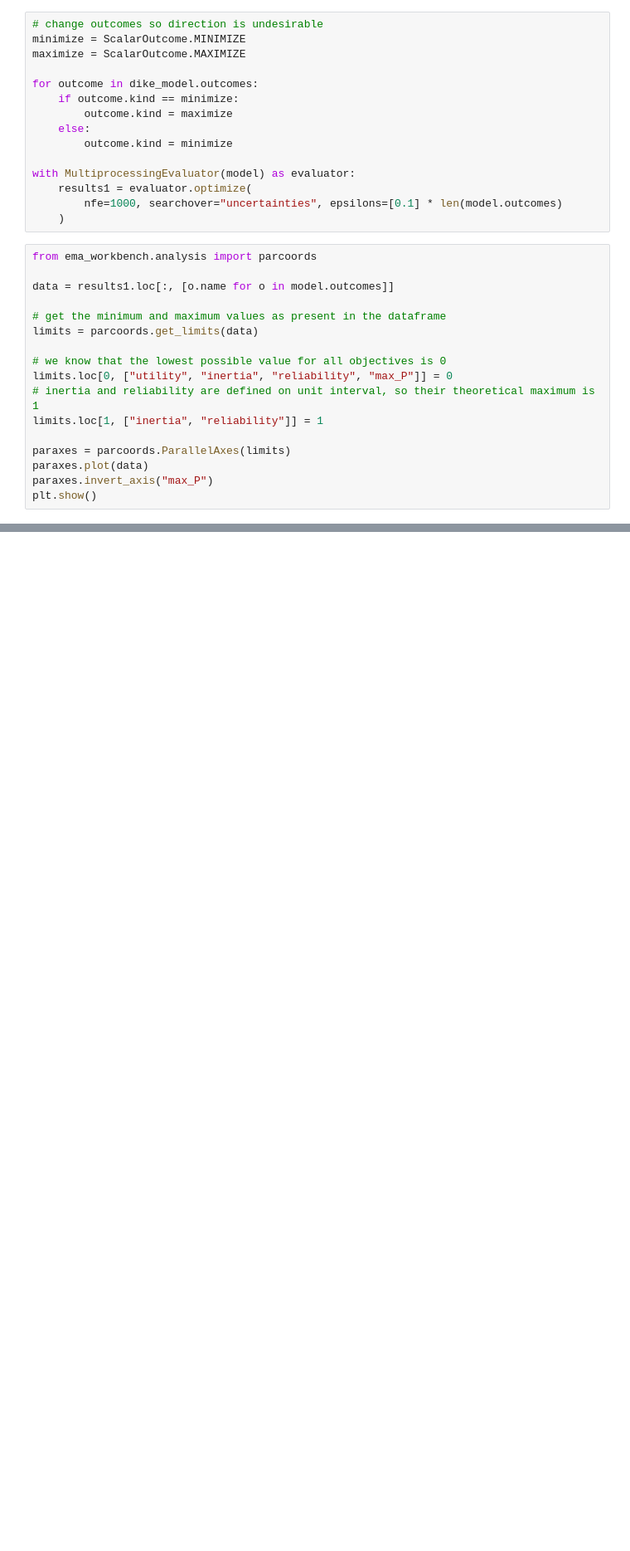
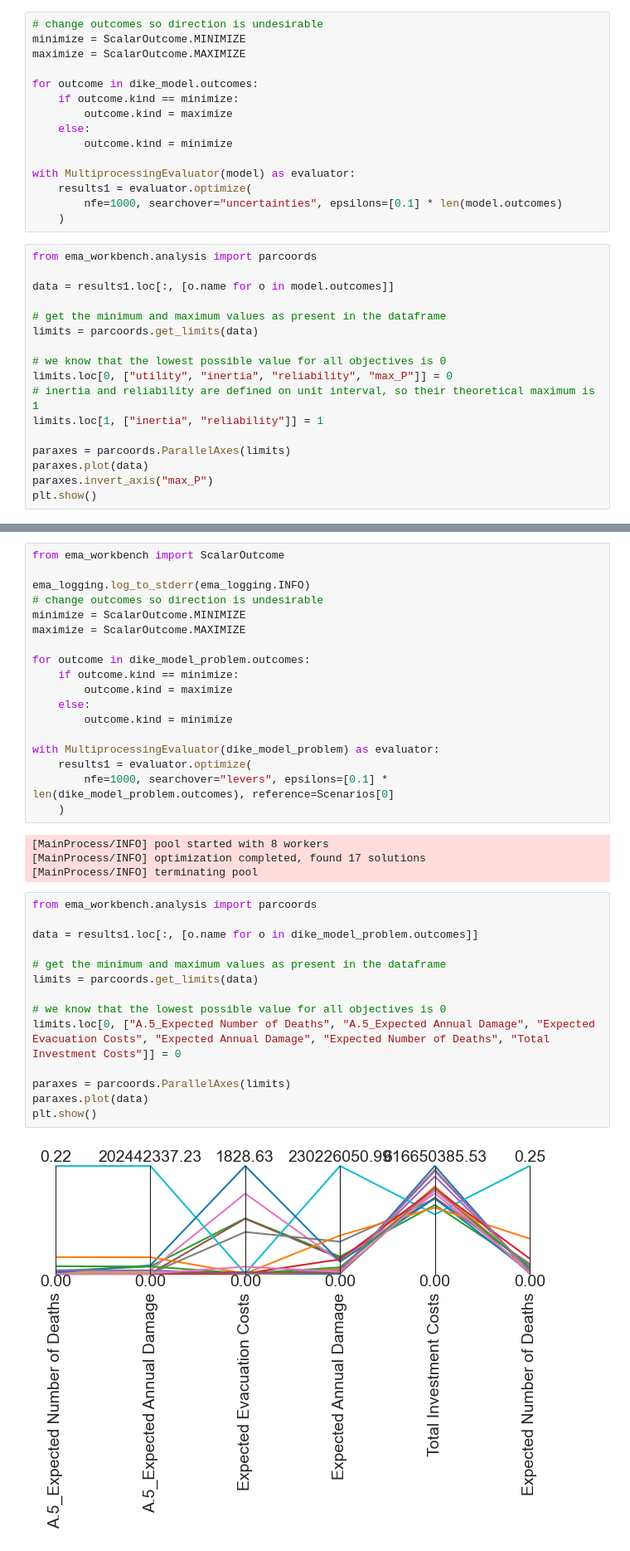
Before and after one commit to roesel1/EPA141A---MD, a Jupyter notebook: final assignment/clean_DS_tryout.ipynb, the cells around one changed output, grey strips where cells are left out. Shown at 83% size. Saved outputs shown, nothing was run; the diff lists cells and outputs as text; blank space fills up the shorter version.

```diff
--- a/final assignment/clean_DS_tryout.ipynb
+++ b/final assignment/clean_DS_tryout.ipynb
@@ -271,0 +296,38 @@ plt.show()
+# %%
+from ema_workbench import ScalarOutcome
+
+ema_logging.log_to_stderr(ema_logging.INFO)
+# change outcomes so direction is undesirable
+minimize = ScalarOutcome.MINIMIZE
+maximize = ScalarOutcome.MAXIMIZE
+
+for outcome in dike_model_problem.outcomes:
+    if outcome.kind == minimize:
+        outcome.kind = maximize
+    else:
+        outcome.kind = minimize
+
+with MultiprocessingEvaluator(dike_model_problem) as evaluator:
+    results1 = evaluator.optimize(
+        nfe=1000, searchover="levers", epsilons=[0.1] * len(dike_model_problem.outcomes), reference=Scenarios[0]
+    )
+# %% [output]
+[MainProcess/INFO] pool started with 8 workers
+[MainProcess/INFO] optimization completed, found 17 solutions
+[MainProcess/INFO] terminating pool
+# %%
+from ema_workbench.analysis import parcoords
+
+data = results1.loc[:, [o.name for o in dike_model_problem.outcomes]]
+
+# get the minimum and maximum values as present in the dataframe
+limits = parcoords.get_limits(data)
+
+# we know that the lowest possible value for all objectives is 0
+limits.loc[0, ["A.5_Expected Number of Deaths", "A.5_Expected Annual Damage", "Expected Evacuation Costs", "Expected Annual Damage", "Expected Number of Deaths", "Total Investment Costs"]] = 0
+
+paraxes = parcoords.ParallelAxes(limits)
+paraxes.plot(data)
+plt.show()
+# %% [output]
+[figure, added]
```
Also changed, not shown: parts of 13 cells of this notebook, 2 other files.
